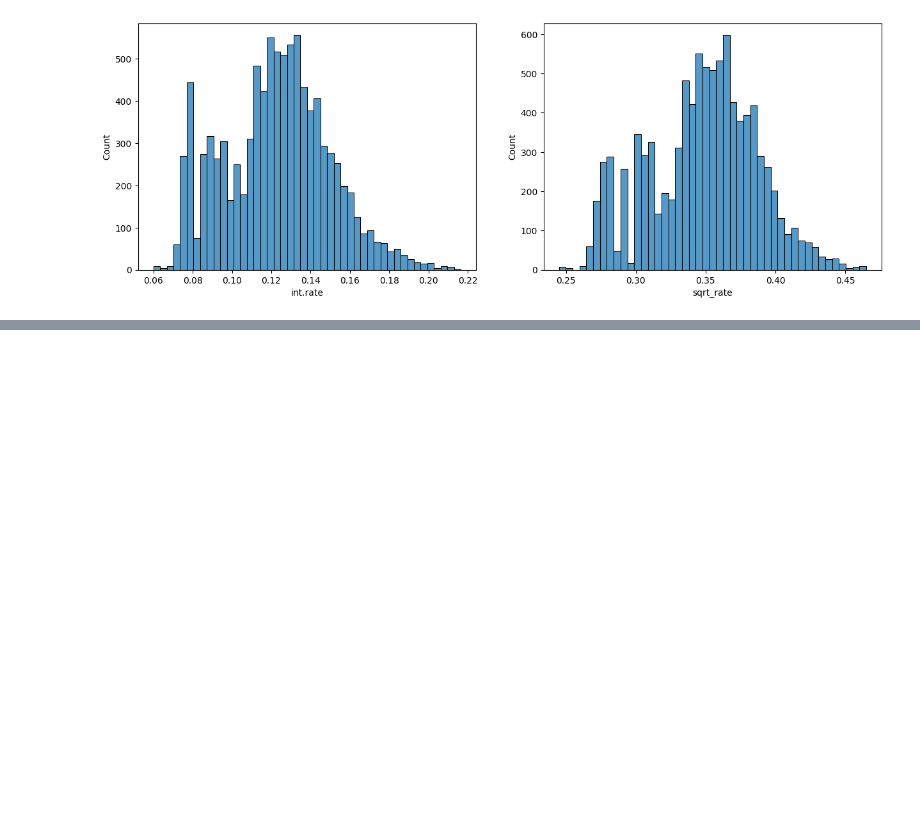
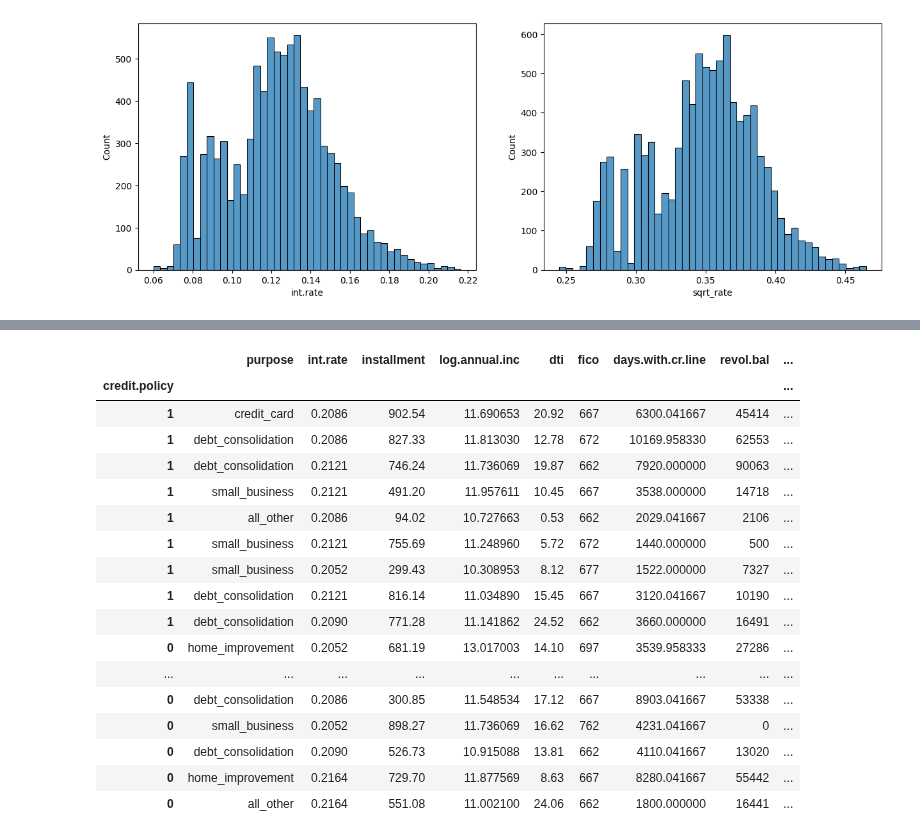
Before and after one commit to najibifar/Data_Analysis, a Jupyter notebook: DataPrepration/Data_Preprocessing_for_loan.ipynb, the cells around one changed output, grey strips where cells are left out. Drawn from its saved outputs; the diff is of its cells as text; code cells hidden in the pictures; blank space fills up the shorter version.

```diff
--- a/DataPrepration/Data_Preprocessing_for_loan.ipynb
+++ b/DataPrepration/Data_Preprocessing_for_loan.ipynb
@@ -165,0 +180,21 @@ plt.show()
+# %%
+df[(df['ZR']<-3) | (df['ZR']>3)]
+# %% [output]
+|  | purpose | int.rate | installment | log.annual.inc | dti | fico | days.with.cr.line | revol.bal | ... |
+| credit.policy |  |  |  |  |  |  |  |  | ... |
+| 1 | credit_card | 0.2086 | 902.54 | 11.690653 | 20.92 | 667 | 6300.041667 | 45414 | ... |
+| 1 | debt_consolidation | 0.2086 | 827.33 | 11.813030 | 12.78 | 672 | 10169.958330 | 62553 | ... |
+| 1 | debt_consolidation | 0.2121 | 746.24 | 11.736069 | 19.87 | 662 | 7920.000000 | 90063 | ... |
+| 1 | small_business | 0.2121 | 491.20 | 11.957611 | 10.45 | 667 | 3538.000000 | 14718 | ... |
+| 1 | all_other | 0.2086 | 94.02 | 10.727663 | 0.53 | 662 | 2029.041667 | 2106 | ... |
+| 1 | small_business | 0.2121 | 755.69 | 11.248960 | 5.72 | 672 | 1440.000000 | 500 | ... |
+| 1 | small_business | 0.2052 | 299.43 | 10.308953 | 8.12 | 677 | 1522.000000 | 7327 | ... |
+| 1 | debt_consolidation | 0.2121 | 816.14 | 11.034890 | 15.45 | 667 | 3120.041667 | 10190 | ... |
+| 1 | debt_consolidation | 0.2090 | 771.28 | 11.141862 | 24.52 | 662 | 3660.000000 | 16491 | ... |
+| 0 | home_improvement | 0.2052 | 681.19 | 13.017003 | 14.10 | 697 | 3539.958333 | 27286 | ... |
+| ... | ... | ... | ... | ... | ... | ... | ... | ... | ... |
+| 0 | debt_consolidation | 0.2086 | 300.85 | 11.548534 | 17.12 | 667 | 8903.041667 | 53338 | ... |
+| 0 | small_business | 0.2052 | 898.27 | 11.736069 | 16.62 | 762 | 4231.041667 | 0 | ... |
+| 0 | debt_consolidation | 0.2090 | 526.73 | 10.915088 | 13.81 | 662 | 4110.041667 | 13020 | ... |
+| 0 | home_improvement | 0.2164 | 729.70 | 11.877569 | 8.63 | 667 | 8280.041667 | 55442 | ... |
+| 0 | all_other | 0.2164 | 551.08 | 11.002100 | 24.06 | 662 | 1800.000000 | 16441 | ... |
```
Also changed, not shown: parts of 6 cells of this notebook.
